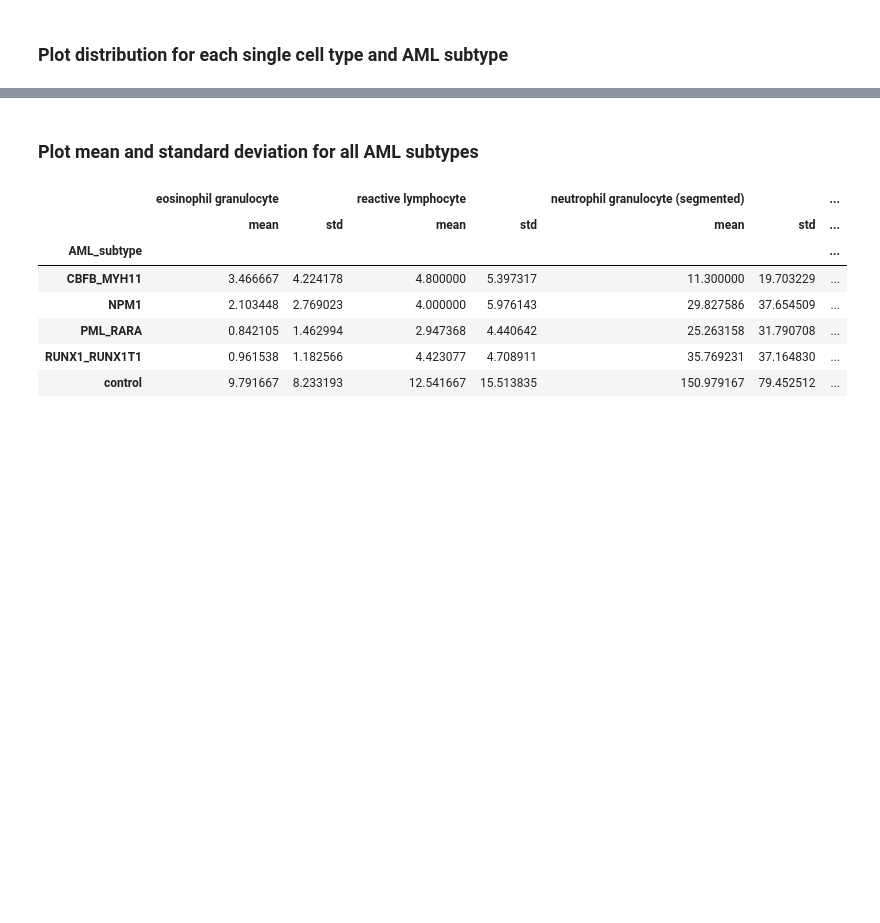
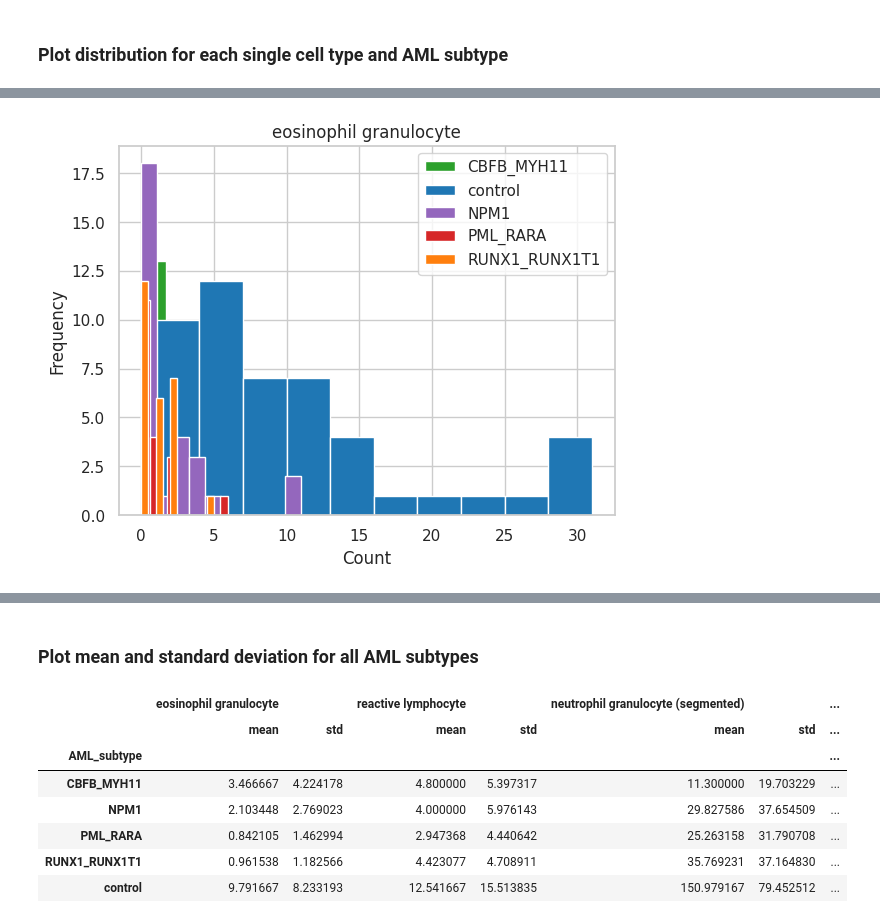
Before and after one commit to aleksandraiva/CMSCB-SCEMILA, a Jupyter notebook: SCEMILA/plot_distribution_meanstd_dunntest.ipynb, the cells around one changed output, grey strips where cells are left out. Cells and saved outputs as stored; diff of their text form; code cells hidden in the pictures; blank space fills up the shorter version.

```diff
--- a/SCEMILA/plot_distribution_meanstd_dunntest.ipynb
+++ b/SCEMILA/plot_distribution_meanstd_dunntest.ipynb
@@ -157,0 +172,14 @@ control          0.073649       NaN       NaN            NaN       NaN
+# %%
+for i,aml_subtype in enumerate(aml_class_labels):
+    # Filter the dataset for the specific AML subtype and cell type
+    filtered_df = df[df['AML_subtype'] == aml_subtype][[cell_type,"patient"]]
+
+    # Plotting using seaborn for better aesthetics
+    plt.title(f"{cell_type}")
+    plt.hist(filtered_df[cell_type],label=aml_subtype,color=colorpalette[i])
+plt.xlabel('Count')
+plt.ylabel('Frequency')
+plt.legend()
+plt.show()
+# %% [output]
+[figure, added]
```
Also changed, not shown: parts of 10 cells of this notebook, 2 other files.
